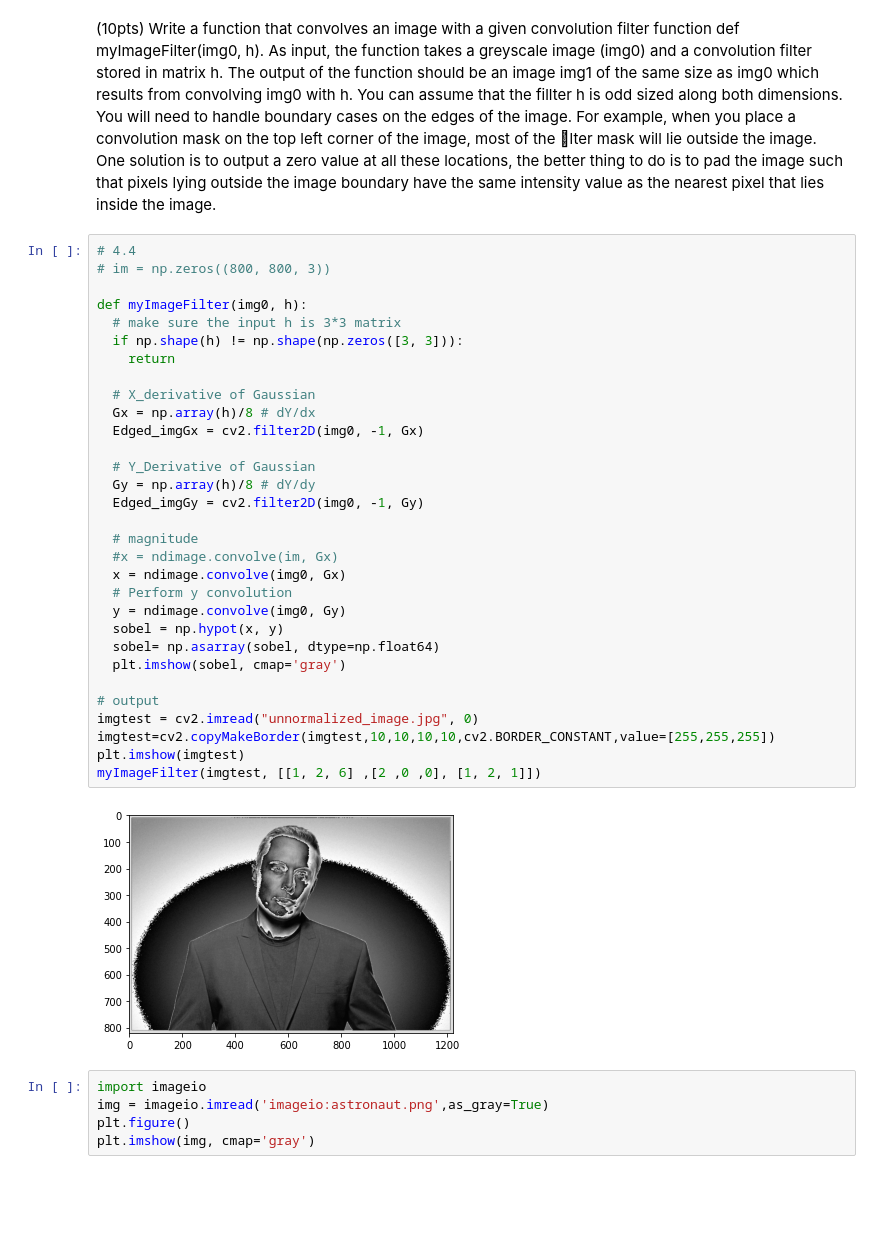
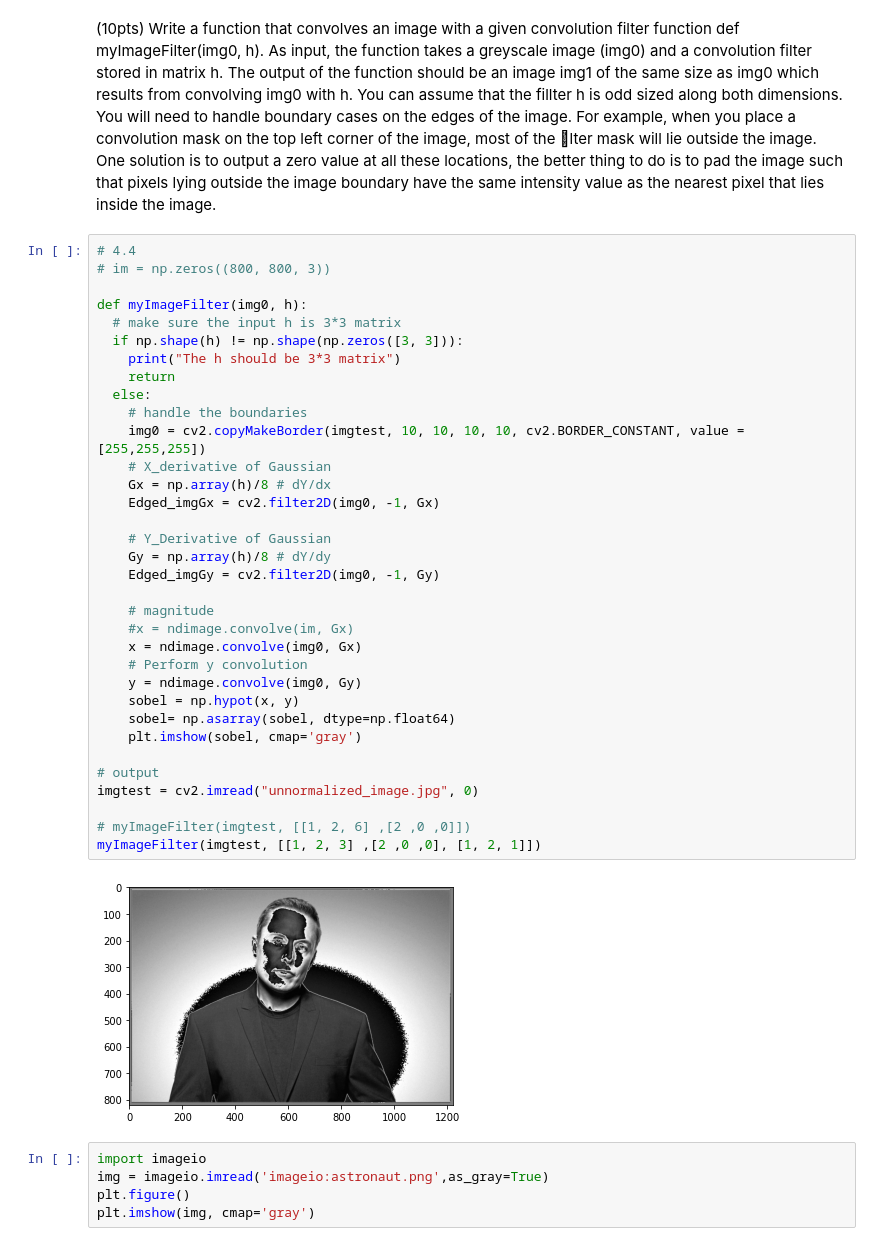
Before and after one commit to twyunting/CSC-676_Computer-Vision, a Jupyter notebook: Homeworks/hw2/CSC-676_HW2_Numpy Exercises 1_YuntingChiu.ipynb, the cells around one changed output. Saved outputs shown, nothing was run; the diff lists cells and outputs as text; blank space fills up the shorter version.

```diff
--- a/Homeworks/hw2/CSC-676_HW2_Numpy Exercises 1_YuntingChiu.ipynb
+++ b/Homeworks/hw2/CSC-676_HW2_Numpy Exercises 1_YuntingChiu.ipynb
@@ -519,36 +537,39 @@ plt.imshow(veryBlurredImg)
 # %%
 # 4.4
 # im = np.zeros((800, 800, 3))
 
 def myImageFilter(img0, h):
   # make sure the input h is 3*3 matrix
   if np.shape(h) != np.shape(np.zeros([3, 3])):
+    print("The h should be 3*3 matrix")
     return
+  else:
+    # handle the boundaries
+    img0 = cv2.copyMakeBorder(imgtest, 10, 10, 10, 10, cv2.BORDER_CONSTANT, value = [255,255,255])
+    # X_derivative of Gaussian
+    Gx = np.array(h)/8 # dY/dx
+    Edged_imgGx = cv2.filter2D(img0, -1, Gx)
 
-  # X_derivative of Gaussian
-  Gx = np.array(h)/8 # dY/dx
-  Edged_imgGx = cv2.filter2D(img0, -1, Gx)
+    # Y_Derivative of Gaussian
+    Gy = np.array(h)/8 # dY/dy
+    Edged_imgGy = cv2.filter2D(img0, -1, Gy)
 
-  # Y_Derivative of Gaussian
-  Gy = np.array(h)/8 # dY/dy
-  Edged_imgGy = cv2.filter2D(img0, -1, Gy)
-
-  # magnitude
-  #x = ndimage.convolve(im, Gx)
-  x = ndimage.convolve(img0, Gx)
-  # Perform y convolution
-  y = ndimage.convolve(img0, Gy)
-  sobel = np.hypot(x, y)
-  sobel= np.asarray(sobel, dtype=np.float64)
-  plt.imshow(sobel, cmap='gray')
+    # magnitude
+    #x = ndimage.convolve(im, Gx)
+    x = ndimage.convolve(img0, Gx)
+    # Perform y convolution
+    y = ndimage.convolve(img0, Gy)
+    sobel = np.hypot(x, y)
+    sobel= np.asarray(sobel, dtype=np.float64)
+    plt.imshow(sobel, cmap='gray')
 
 # output
 imgtest = cv2.imread("unnormalized_image.jpg", 0)
-imgtest=cv2.copyMakeBorder(imgtest,10,10,10,10,cv2.BORDER_CONSTANT,value=[255,255,255])
-plt.imshow(imgtest)
-myImageFilter(imgtest, [[1, 2, 6] ,[2 ,0 ,0], [1, 2, 1]])
+
+# myImageFilter(imgtest, [[1, 2, 6] ,[2 ,0 ,0]])
+myImageFilter(imgtest, [[1, 2, 3] ,[2 ,0 ,0], [1, 2, 1]])
 # %% [output]
-[figure, old version]
+[figure, new version]
 # %%
 import imageio
 img = imageio.imread('imageio:astronaut.png',as_gray=True)
```
Also changed, not shown: parts of 9 cells of this notebook.
